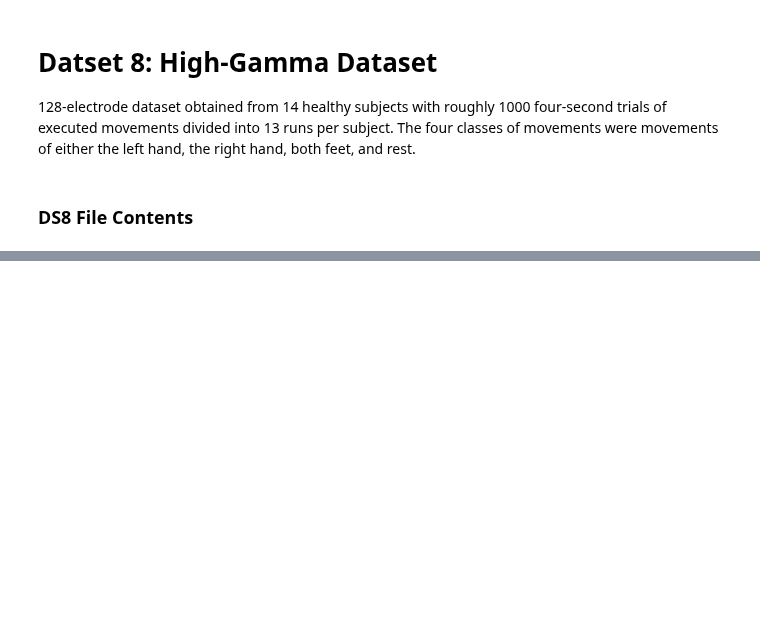
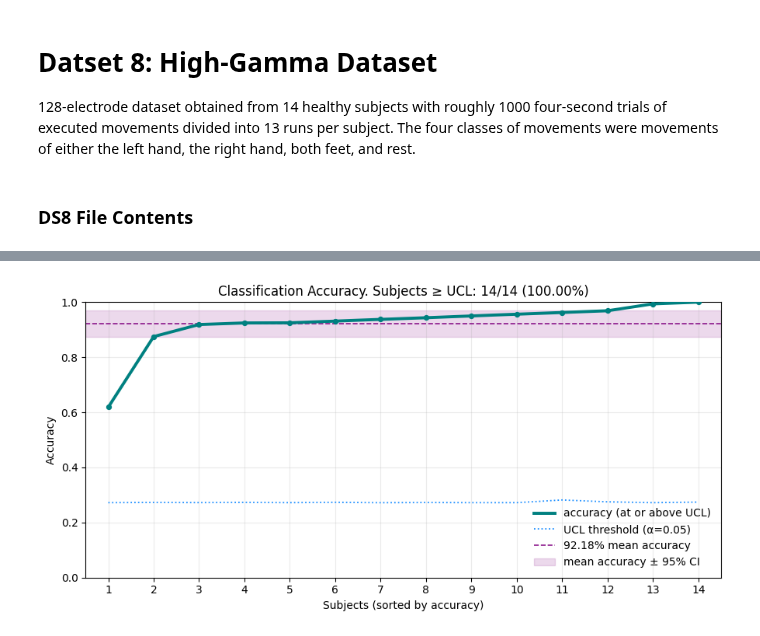
Before and after one commit to annzb/eeg-mi-decoders, a Jupyter notebook: main.ipynb, the cells around one changed output, grey strips where cells are left out. Saved outputs shown, nothing was run; the diff lists cells and outputs as text; code cells hidden in the pictures; blank space fills up the shorter version.

```diff
--- a/main.ipynb
+++ b/main.ipynb
@@ -281,0 +359,26 @@ plots.plot_model_accuracies(*ds4_eval.get_model_scores(dataset=ds4, mode='test')
+# %%
+ds8_fbcsp_model = Model(
+    feat=feature_extractor.FBCSP(
+        sampling_rate=250,
+        reg=1e-10,
+        csp_n_components=4,
+        csp_mode="ovo",
+        band_filters=feature_extractor.make_schirrmeister_hgd_filter_bank(
+            sampling_rate=250,
+            low_start_hz=0.0,
+            high_stop_hz=122.0,
+        ),
+        bandpass_order=4,
+        n_prefilter_pairs_per_block=2,
+        n_selected_features=40,
+        forward_steps=2,
+        backward_steps=1,
+        stop_when_no_improvement=False,
+        normalize_var=True,
+        log_var=True,
+        eps=1e-12,
+    ),
+    clf=classifier.RLDAClassifier(),
+)
+ds8_splitter = split.PresetSplit(trial_subsets=ds8.get_trial_subsets())
+ds8_eval = Evaluator()
@@ -281,0 +392,4 @@ plots.plot_model_accuracies(*ds4_eval.get_model_scores(dataset=ds4, mode='test')
+# %%
+plots.plot_model_accuracies(*ds8_eval.get_model_scores(dataset=ds8, mode='test'))
+# %% [output]
+[figure, added]
```
Also changed, not shown: parts of 18 cells of this notebook, 18 other files.
